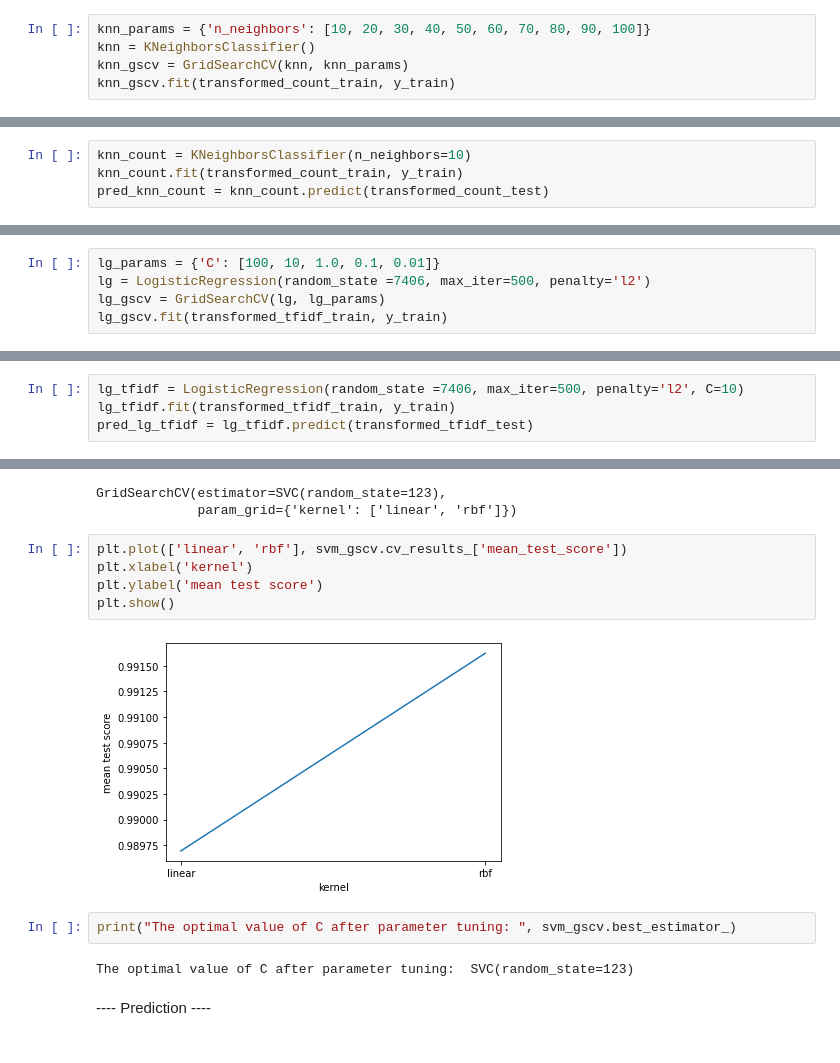
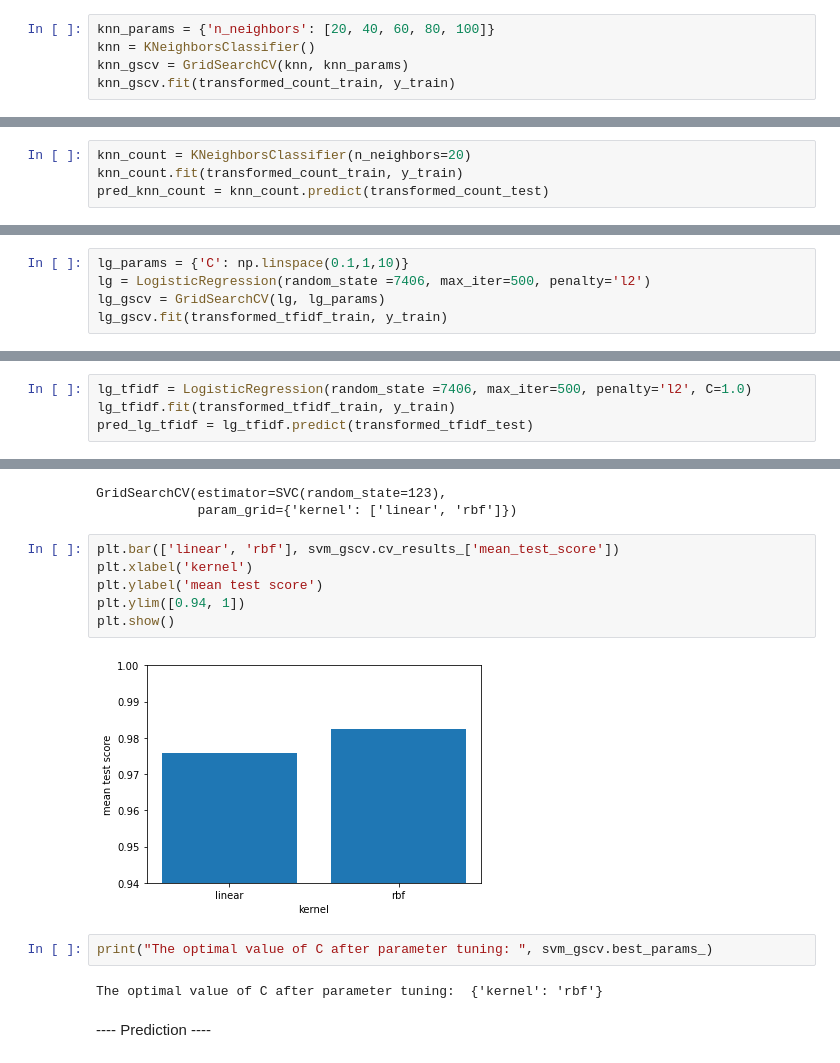
Before and after one commit to qihao77/7406FakeNewsDetector_repo, a Jupyter notebook: Preprocessing_Vectorization_Modeling.ipynb, the cells around one changed output, grey strips where cells are left out. Drawn from its saved outputs; the diff is of its cells as text.

```diff
--- a/Preprocessing_Vectorization_Modeling.ipynb
+++ b/Preprocessing_Vectorization_Modeling.ipynb
@@ -336,7 +346,7 @@ The accuracy score of random forest on counts:  0.9559290004724303
 # %% [markdown]
 **4. K Nearest Neighbor**
 # %%
-knn_params = {'n_neighbors': [10, 20, 30, 40, 50, 60, 70, 80, 90, 100]}
+knn_params = {'n_neighbors': [20, 40, 60, 80, 100]}
 knn = KNeighborsClassifier()
 knn_gscv = GridSearchCV(knn, knn_params)
 knn_gscv.fit(transformed_count_train, y_train)
@@ -358,7 +367,7 @@ The optimal value of C after parameter tuning:  {'n_neighbors': 10}
 # %% [markdown]
 ---- Prediction ----
 # %%
-knn_count = KNeighborsClassifier(n_neighbors=10)
+knn_count = KNeighborsClassifier(n_neighbors=20)
 knn_count.fit(transformed_count_train, y_train)
 pred_knn_count = knn_count.predict(transformed_count_test)
 # %%
@@ -391,7 +400,7 @@ The accuracy score of k nearest neighbor on counts:  0.8532091516501316
 
 **1. Logistic Regression**
 # %%
-lg_params = {'C': [100, 10, 1.0, 0.1, 0.01]}
+lg_params = {'C': np.linspace(0.1,1,10)}
 lg = LogisticRegression(random_state =7406, max_iter=500, penalty='l2')
 lg_gscv = GridSearchCV(lg, lg_params)
 lg_gscv.fit(transformed_tfidf_train, y_train)
@@ -412,5 +423,5 @@ The optimal value of C after parameter tuning:  LogisticRegression(C=10, max_ite
 # %%
-lg_tfidf = LogisticRegression(random_state =7406, max_iter=500, penalty='l2', C=10)
+lg_tfidf = LogisticRegression(random_state =7406, max_iter=500, penalty='l2', C=1.0)
 lg_tfidf.fit(transformed_tfidf_train, y_train)
 pred_lg_tfidf = lg_tfidf.predict(transformed_tfidf_test)
 # %%
@@ -449,16 +460,17 @@ svm_gscv.fit(transformed_tfidf_train, y_train)
 GridSearchCV(estimator=SVC(random_state=123),
              param_grid={'kernel': ['linear', 'rbf']})
 # %%
-plt.plot(['linear', 'rbf'], svm_gscv.cv_results_['mean_test_score'])
+plt.bar(['linear', 'rbf'], svm_gscv.cv_results_['mean_test_score'])
 plt.xlabel('kernel')
 plt.ylabel('mean test score')
+plt.ylim([0.94, 1])
 plt.show()
 # %% [output]
-[figure, old version]
+[figure, new version]
 # %%
-print("The optimal value of C after parameter tuning: ", svm_gscv.best_estimator_)
+print("The optimal value of C after parameter tuning: ", svm_gscv.best_params_)
 # %% [output]
-The optimal value of C after parameter tuning:  SVC(random_state=123)
+The optimal value of C after parameter tuning:  {'kernel': 'rbf'}
 # %% [markdown]
 ---- Prediction ----
 # %%
```
Also changed, not shown: parts of 64 cells of this notebook, 1 other file.
